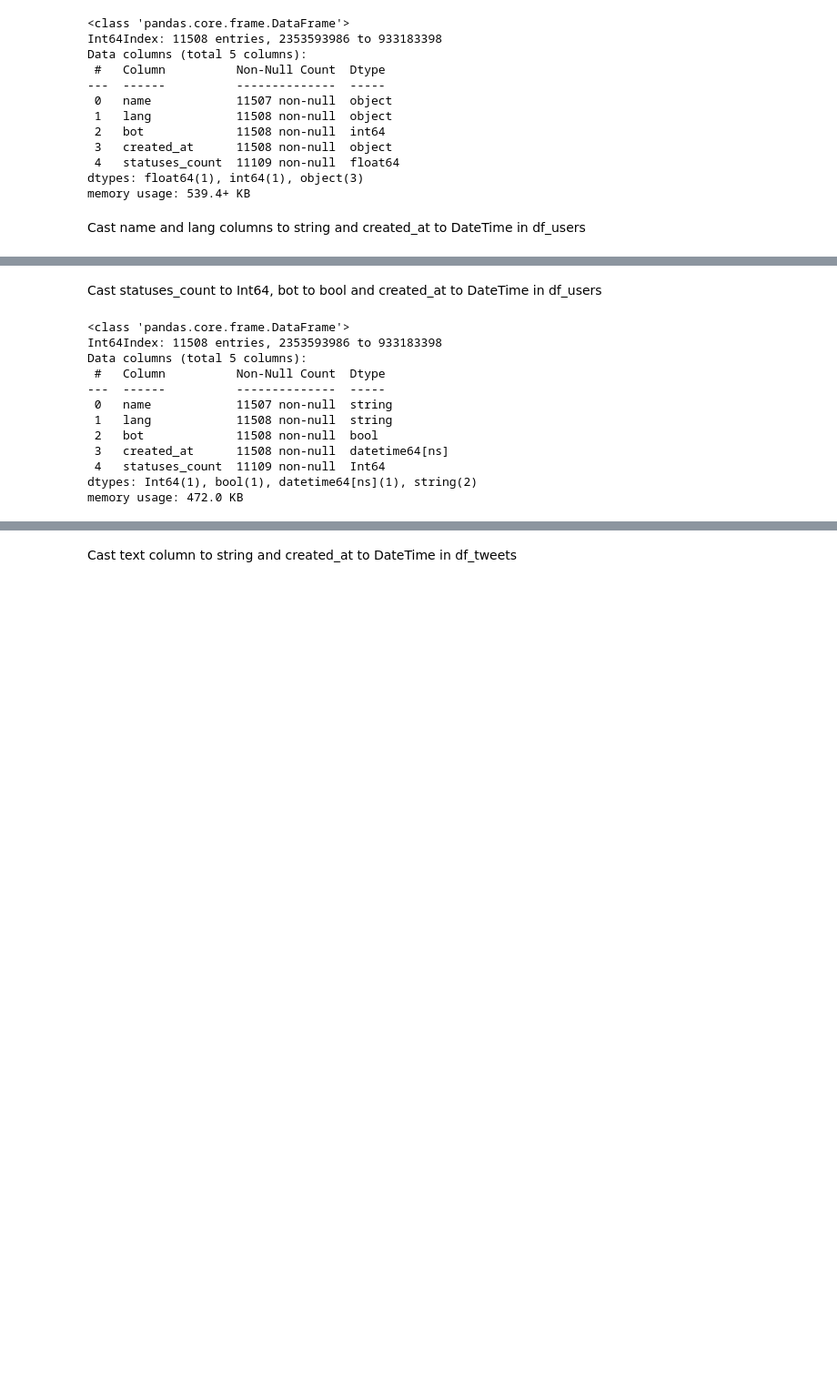
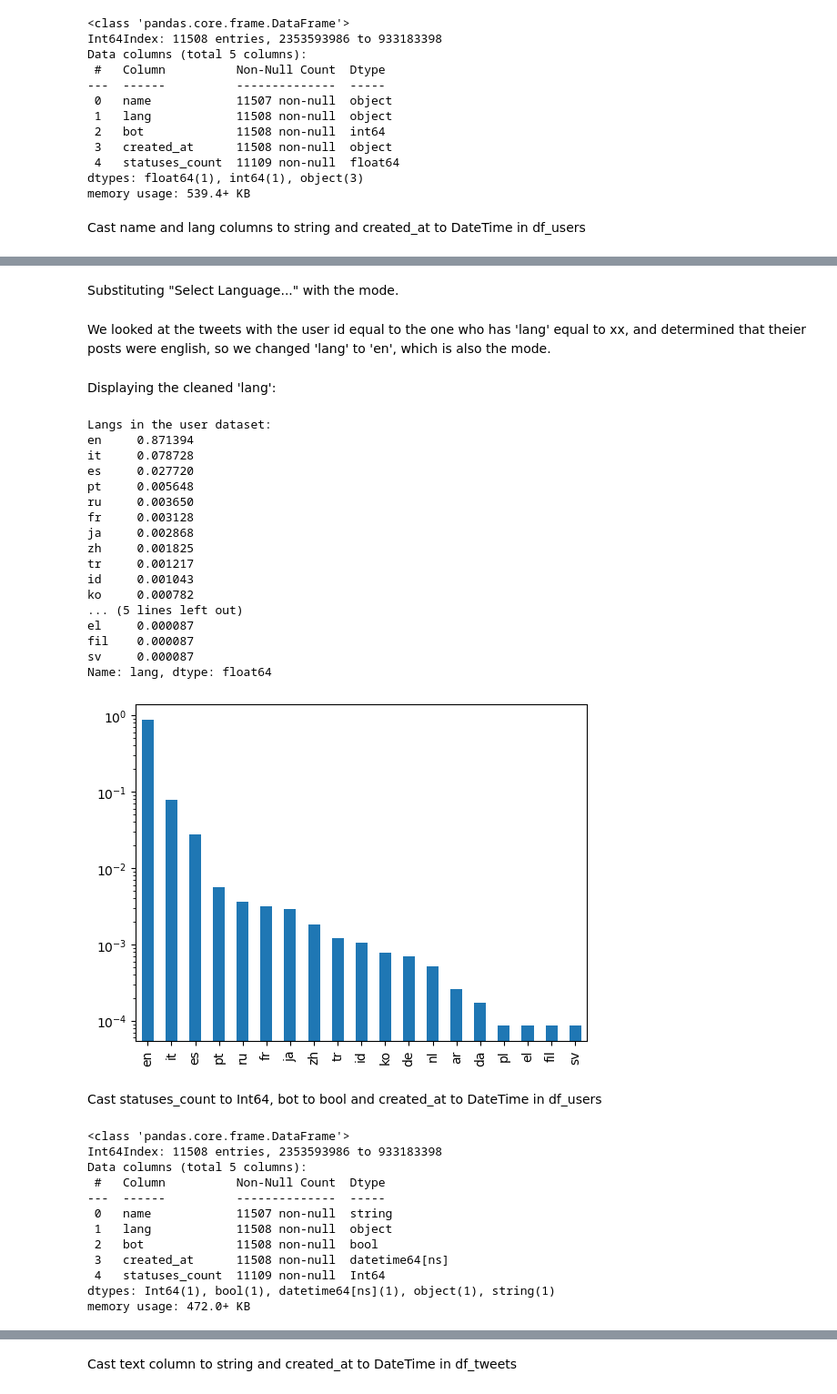
Before and after one commit to alessandrocubic/Unipi-Data-Mining-project-AY-22-23, a Jupyter notebook: data_understanding_sample.ipynb, the cells around one changed output, grey strips where cells are left out. Shown at 91% size. Saved outputs shown, nothing was run; the diff lists cells and outputs as text; code cells hidden in the pictures; blank space fills up the shorter version.

```diff
--- a/data_understanding_sample.ipynb
+++ b/data_understanding_sample.ipynb
@@ -138,3 +227,49 @@ df_users.lang = df_users.lang.astype('string')
+# %%
+import re
+
+def lang_correction(lang_string):
+    lang = lang_string
+    lang = re.sub('-.*$', '', lang)
+
+    return lang
+
+df_users.lang = df_users.lang.apply(lang_correction)
+# %% [markdown]
+Substituting "Select Language..." with the mode.
+# %%
+df_users.lang.replace(to_replace="Select Language...",value=df_users.lang.mode()[0], inplace=True)
+# %% [markdown]
+We looked at the tweets with the user id equal to the one who has 'lang' equal to xx, and determined that theier posts were english, so we changed 'lang' to 'en', which is also the mode.
+# %%
+df_users.lang.replace(to_replace="xx",value=df_users.lang.mode()[0], inplace=True)
+# %% [markdown]
+Displaying the cleaned 'lang':
+# %%
+lang_distribution = df_users.lang.value_counts(normalize=True)
+print('Langs in the user dataset:')
+print(lang_distribution)
+
+lang_distribution.plot(kind="bar")
+plt.yscale('log')
+# %% [output]
+Langs in the user dataset:
+en     0.871394
+it     0.078728
+es     0.027720
+pt     0.005648
+ru     0.003650
+fr     0.003128
+ja     0.002868
+zh     0.001825
+tr     0.001217
+id     0.001043
+ko     0.000782
+... (5 lines left out)
+el     0.000087
+fil    0.000087
+sv     0.000087
+Name: lang, dtype: float64
+[figure, added]
 # %% [markdown]
 Cast statuses_count to Int64, bot to bool and created_at to DateTime in df_users
 # %%
@@ -150,10 +285,10 @@ Data columns (total 5 columns):
  #   Column          Non-Null Count  Dtype
 ---  ------          --------------  -----
  0   name            11507 non-null  string
- 1   lang            11508 non-null  string
+ 1   lang            11508 non-null  object
  2   bot             11508 non-null  bool
  3   created_at      11508 non-null  datetime64[ns]
  4   statuses_count  11109 non-null  Int64
-dtypes: Int64(1), bool(1), datetime64[ns](1), string(2)
-memory usage: 472.0 KB
+dtypes: Int64(1), bool(1), datetime64[ns](1), object(1), string(1)
+memory usage: 472.0+ KB
 # %% [markdown]
```
Also changed, not shown: parts of 18 cells of this notebook.
